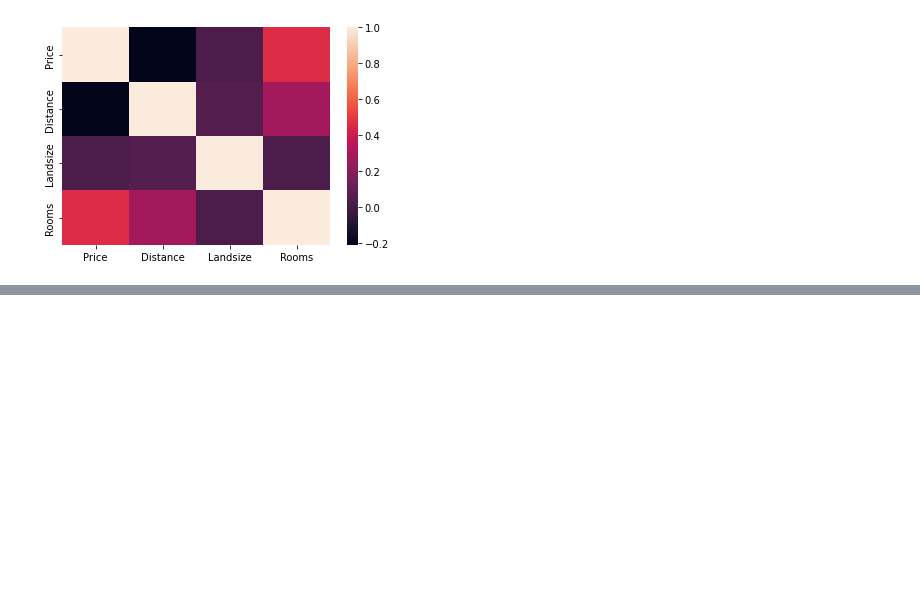
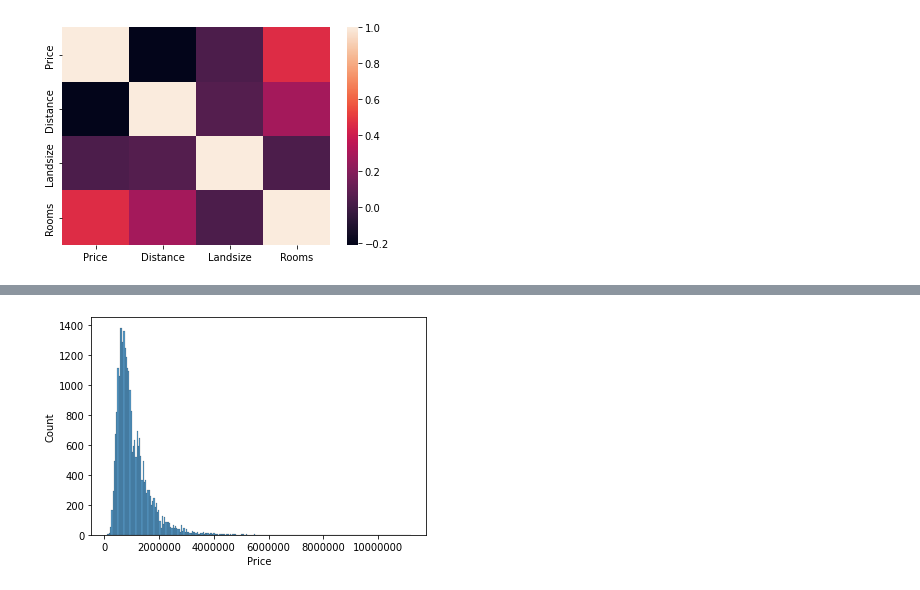
Before and after one commit to slothpunch/Uni, a Jupyter notebook: ICT Business Analytics/melbourne-housing-price-eda.ipynb, the cells around one changed output, grey strips where cells are left out. Cells and saved outputs as stored; diff of their text form; code cells hidden in the pictures; blank space fills up the shorter version.

```diff
--- a/ICT Business Analytics/melbourne-housing-price-eda.ipynb
+++ b/ICT Business Analytics/melbourne-housing-price-eda.ipynb
@@ -318,0 +511,10 @@ Rooms     0.465238  0.284298  0.034255  1.000000
+# %%
+# normal distribution?
+# positive/right skwness - outliers lying on the right side
+
+# sns.distplot(df['Price']) # distplot - displot or histplot
+sns.histplot(df['Price'])
+plt.ticklabel_format(style='plain', useOffset=False)
+# plt.ticklabel_format(style='plain', axis='x',useOffset=False)
+# %% [output]
+[figure, added]
```
Also changed, not shown: parts of 25 cells of this notebook.
